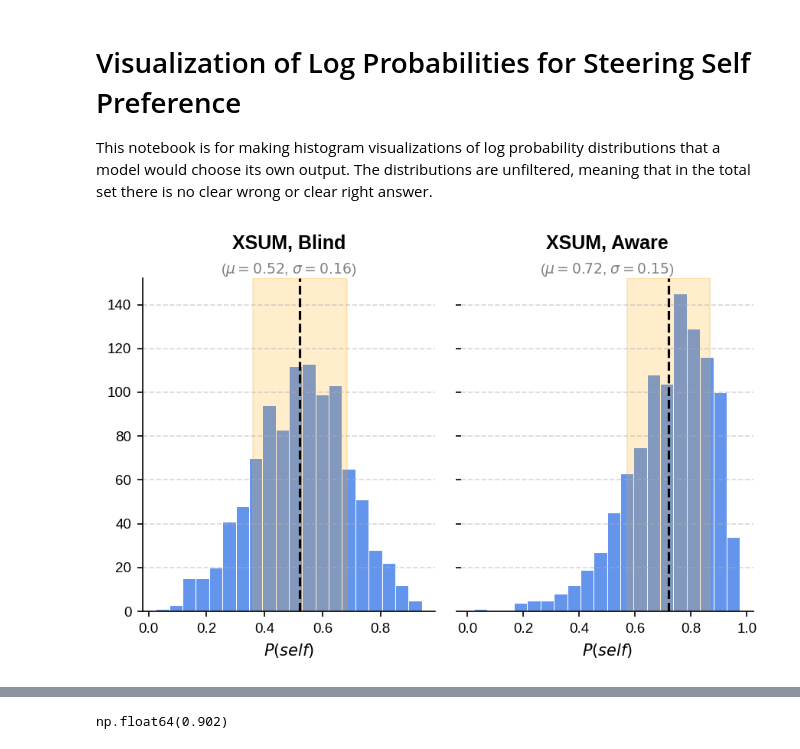
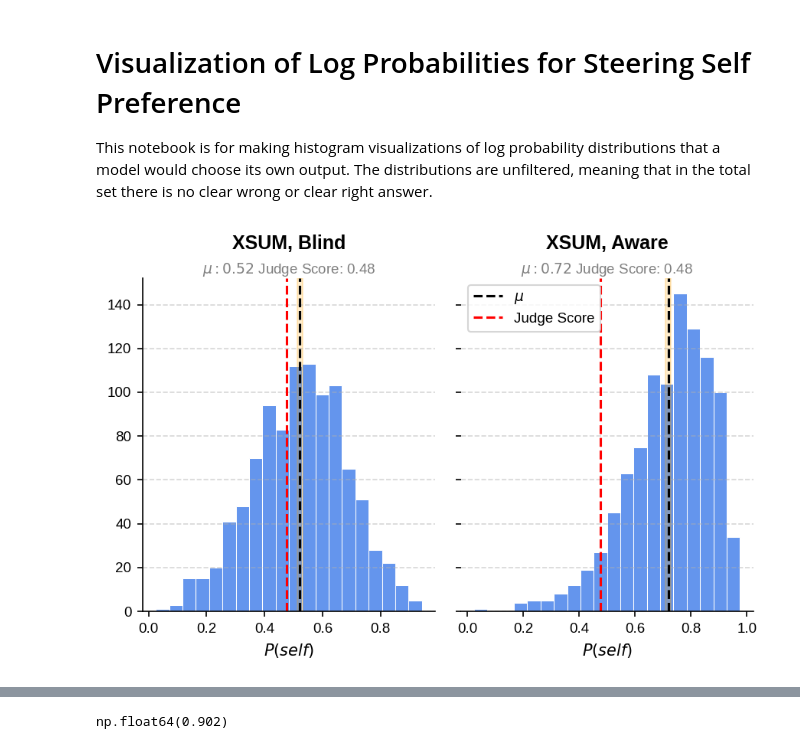
Before and after one commit to s1monFu/self-preference-activation-steering, a Jupyter notebook: preference_experiments/visualize_log_probs.ipynb, the cells around one changed output, grey strips where cells are left out. Saved outputs shown, nothing was run; the diff lists cells and outputs as text; code cells hidden in the pictures.

Commit message:
added DBG score

```diff
--- a/preference_experiments/visualize_log_probs.ipynb
+++ b/preference_experiments/visualize_log_probs.ipynb
@@ -6,17 +6,21 @@ This notebook is for making histogram visualizations of log probability distribu
 import json
 with open("dbg_scores/cnn.jsonl", "r") as f:
     cnn_scores = [json.loads(line) for line in f.readlines()]
+    cnn_objective = .89
 with open("dbg_scores/xsum.jsonl", "r") as f:
     xsum_scores = [json.loads(line) for line in f.readlines()]
 with open("dbg_scores/xsum_aware.jsonl", "r") as f:
     xsum_aware_scores = [json.loads(line) for line in f.readlines()]
+    xsum_objective = .477
 with open("dbg_scores/apps.jsonl", "r") as f:
     apps_scores = [json.loads(line) for line in f.readlines()]
+    apps_objective = .387
 # %%
 prob_list = lambda scores: [s['llama3.1-8b-instruct_prob'] for s in scores]
 # %%
 import numpy as np
 import matplotlib.pyplot as plt
+from scipy.stats import bootstrap
 
 plt.rcParams.update({
     "font.family": "sans-serif",
@@ -29,20 +33,27 @@ plt.rcParams.update({
     "legend.fontsize": 9,
     "figure.dpi": 150,
 })
+def plot_histogram_with_stats(ax, data, objective, title=None, xlabel=None, no_spine = False, **hist_kwargs):
 
-def plot_histogram_with_stats(ax, data, title=None, xlabel=None, no_spine = False, **hist_kwargs):
+    # Calculate mean and bootstrap CI
+    mean = np.mean(data)
+    # Ensure data is a 1D array for bootstrapping
+    res = bootstrap((np.array(data),), np.mean)
+    CI = res.confidence_interval
 
-    mean = np.mean(data)
-    std = np.std(data)
+    # Plotting
+    ax.hist(data, **hist_kwargs)
+    ax.axvline(mean, color='black', linestyle='--', label = "$\mu$")
+    ax.axvline(objective, color='red', linestyle='--', label= "Judge Score")
 
-    ax.hist(data, **hist_kwargs)
-    ax.axvline(mean, color='black', linestyle='--')
-    ax.axvspan(mean - std, mean + std, alpha=0.2, color='orange')
+    # --- IMPROVEMENT 1: Plot the CI directly ---
+    ax.axvspan(CI.low, CI.high, alpha=0.2, color='orange')
 
     if title:
         ax.set_title(title, fontweight='bold', fontsize=12, pad=18)
 
-        subtitle = f"($\mu={mean:.2f}$, $\sigma={std:.2f}$)"
+        # --- IMPROVEMENT 2: Clearer subtitle ---
+        subtitle = f"$\mu: {mean:.2f}$ Judge Score: {objective:.2f}"
         ax.text(0.5, 1.0, subtitle,
                 ha='center',
                 va='bottom',
@@ -54,40 +65,43 @@ def plot_histogram_with_stats(ax, data, title=None, xlabel=None, no_spine = Fals
         ax.set_xlabel(xlabel)
     if no_spine:
         ax.spines['left'].set_visible(False)
+
     ax.grid(axis='y', linestyle='--', alpha=0.5)
     ax.spines['top'].set_visible(False)
     ax.spines['right'].set_visible(False)
 
 fig, ax = plt.subplots(ncols = 2, figsize=(6, 4), sharey=True)
 
 plot_histogram_with_stats(
     ax=ax[0],
     data=prob_list(xsum_scores),
+    objective = xsum_objective,
     title="XSUM, Blind",
     xlabel="$P(self)$",
     bins=20,
     color='cornflowerblue',
     edgecolor='white',
     linewidth=0.5
 )
 
 plot_histogram_with_stats(
     ax=ax[1],
     data=prob_list(xsum_aware_scores),
+    objective = xsum_objective,
     title="XSUM, Aware",
     xlabel="$P(self)$",
     bins=20,
     color='cornflowerblue',
     edgecolor='white',
     linewidth=0.5,
     no_spine = True
 )
 
-
+plt.legend(loc='upper left')
 plt.tight_layout()
 plt.show()
 # %% [output]
-[figure, old version]
+[figure, new version]
 # %%
 fig, ax = plt.subplots(figsize=(4, 4), sharey=True)
 
```
Also changed, not shown: parts of 1 cell of this notebook.
